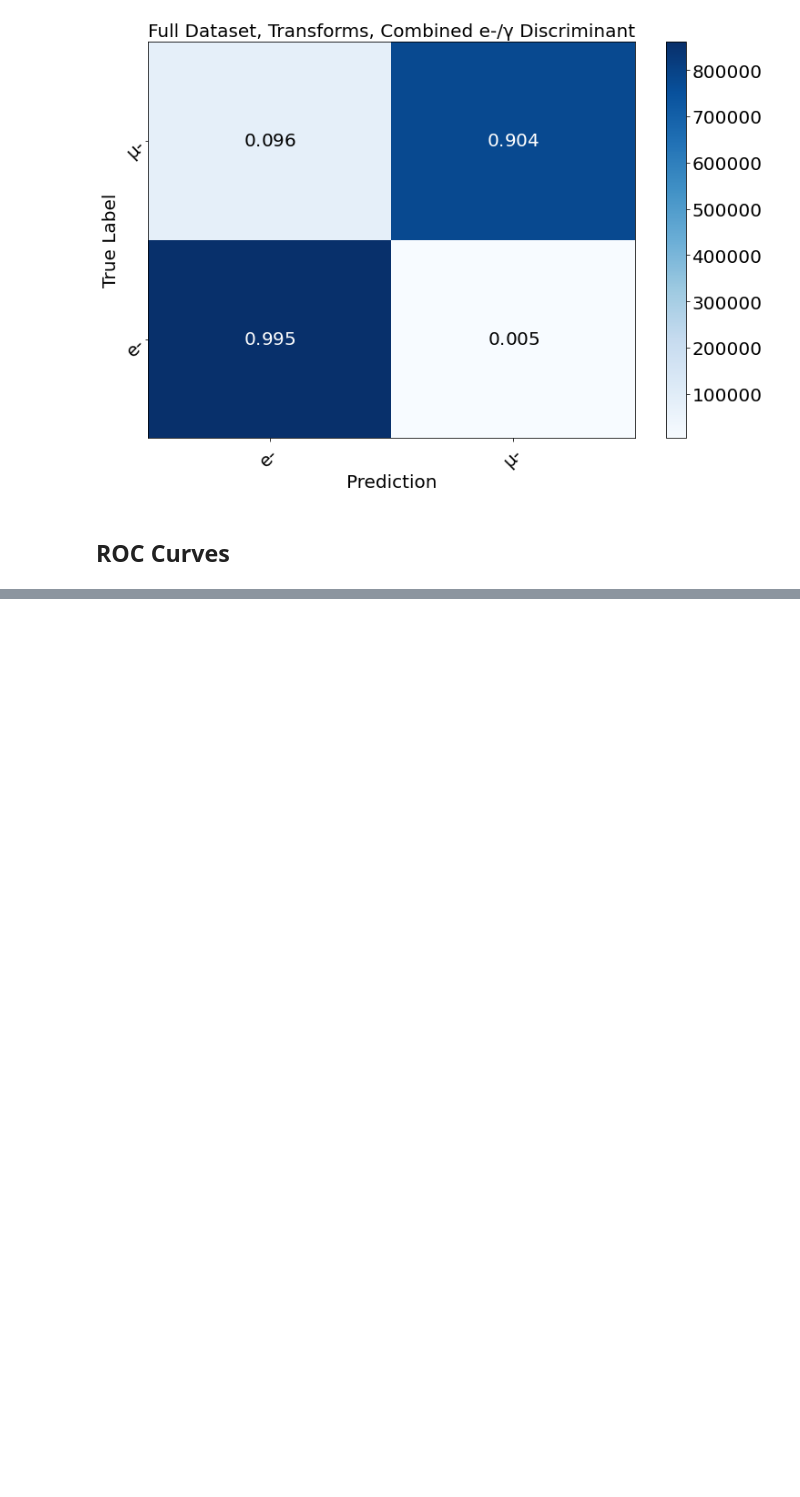
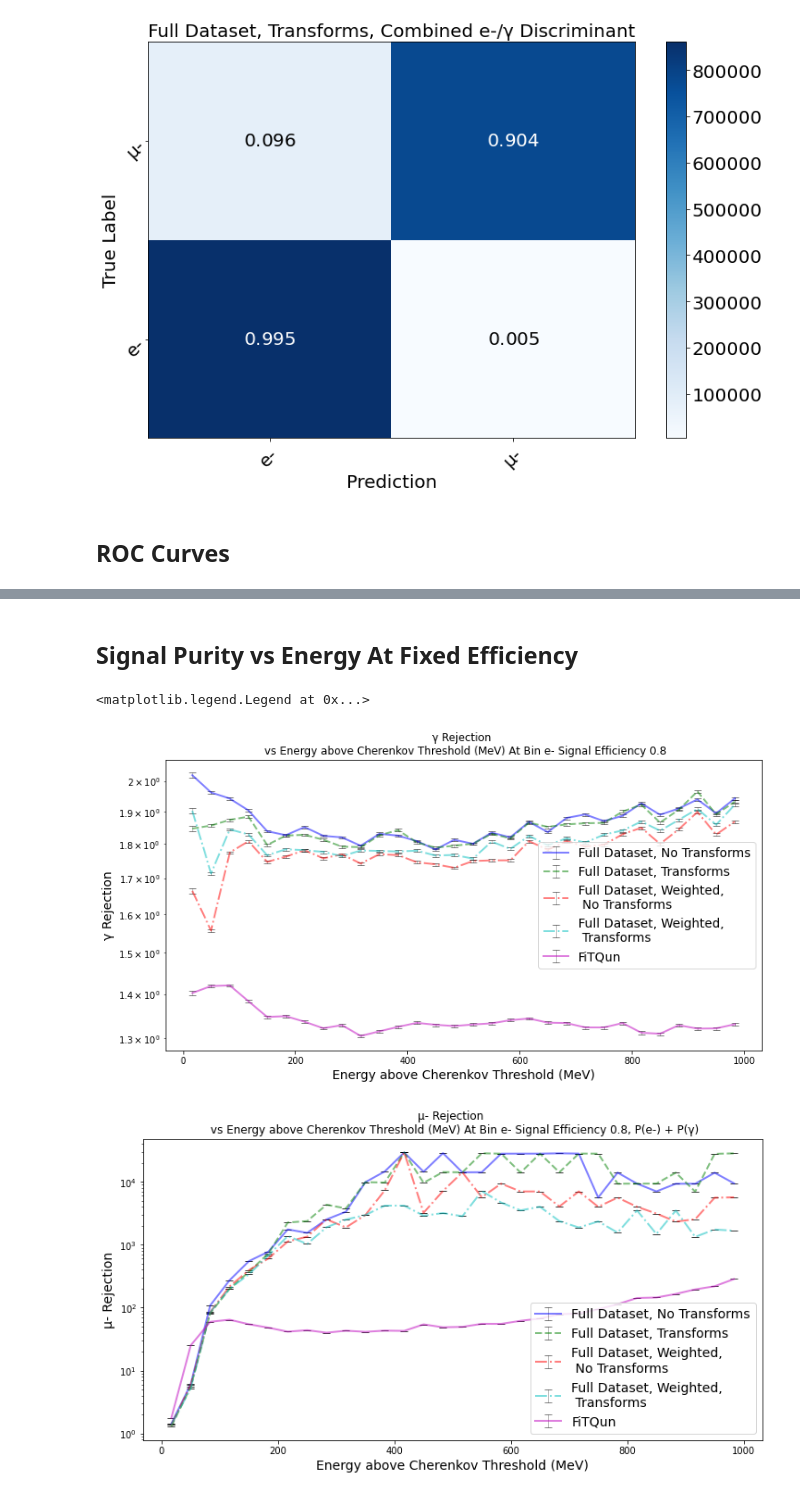
Before and after one commit to WatChMaL/CNN, a Jupyter notebook: ResNet_Analysis/15. First 3-class Runs on Extra Data.ipynb, the cells around one changed output, grey strips where cells are left out. Saved outputs shown, nothing was run; the diff lists cells and outputs as text; code cells hidden in the pictures; blank space fills up the shorter version.

```diff
--- a/ResNet_Analysis/15. First 3-class Runs on Extra Data.ipynb
+++ b/ResNet_Analysis/15. First 3-class Runs on Extra Data.ipynb
@@ -176,0 +136,2 @@ roc_metrics = plot_multiple_ROC((fprs, tprs, thresholds),'rejection', [["e", "mu
+# %% [markdown]
+## Signal Purity vs Energy At Fixed Efficiency
@@ -176,0 +162,69 @@ roc_metrics = plot_multiple_ROC((fprs, tprs, thresholds),'rejection', [["e", "mu
+# %%
+shifted_energies = []
+
+idxs = np.load(idx_file_paths[0],allow_pickle=True)['test_idxs']
+run_labels=labels[idxs]
+run_energies=energies[idxs]
+
+shifted_energies = np.zeros(run_labels.shape[0])
+
+g_idxs = np.where(run_labels==0)[0]
+e_idxs = np.where(run_labels==1)[0]
+m_idxs = np.where(run_labels==2)[0]
+shifted_energies[g_idxs] = np.squeeze(run_energies[g_idxs] - GAMMA_THRESHOLD)
+shifted_energies[e_idxs] = np.squeeze(run_energies[e_idxs] - ELECTRON_THRESHOLD)
+shifted_energies[m_idxs] = np.squeeze(run_energies[m_idxs] - MUON_THRESHOLD)
+fq_shifted_energies = apply_cuts(shifted_energies, idxs, os.path.join(os.getcwd(),'Pointnet_Cut_Indices/pointnet_cut_indices.npz'), cut_names[0])
+# %%
+##Binning in Energy
+scores = [run['softmax'] for run in test_output]
+
+labels = [run['labels'] for run in test_output]
+binning_features = [run['shifted_energies'] for run in test_output]
+feature_label = 'Energy above Cherenkov Threshold (MeV)'
+colors = ['b', 'g', 'r', 'c', 'm', 'y', 'k']
+style = ['-','--','-.','-.','-',':','--']
+
+fig, ax = plt.subplots(figsize=(12,6))
+
+for i, softmax in enumerate(scores):
+    plot_binned_performance(softmax,
+            labels[i],
+            binning_features[i],
+            feature_label,
+            0.8, 30, softmax_index_dict, 'e','gamma',metric='inverse fpr',marker=style[i%7],color=colors[i%7],ax=ax,title_note='' , legend_label_dict=legend_label_dict)
+
+plot_binned_performance(-fq_scores,
+            fq_labels,
+            fq_shifted_energies,
+            feature_label,
+            0.8, 30, softmax_index_dict, 'e','gamma',metric='inverse fpr',marker=style[len(scores)%7],color=colors[len(scores)%7],ax=ax,title_note='' , legend_label_dict=legend_label_dict)
+
+ax.legend(run_names+['FiTQun'],fontsize=14)
+
+collapsed_info = [collapse_test_output(run['softmax'],run['labels'],
+                                                                 softmax_index_dict, ignore_type="gamma") for run in test_output]
+
+collapsed_scores = [info[0] for info in collapsed_info]
+collapsed_labels = [info[1] for info in collapsed_info]
+
+fig, ax = plt.subplots(figsize=(12,6))
+
+for i, softmax in enumerate(collapsed_scores):
+    plot_binned_performance(softmax,
+            collapsed_labels[i],
+            binning_features[i][np.where(labels[i]!=0)[0]],
+            feature_label,
+            0.8, 30, softmax_index_dict, 'e','mu',metric='inverse fpr',marker=style[i%7],color=colors[i%7],ax=ax,title_note=f", P(e-) + P({legend_label_dict['gamma']})", legend_label_dict=legend_label_dict)
+
+plot_binned_performance(fq_scores,
+            fq_labels,
+            fq_shifted_energies,
+            feature_label,
+            0.8, 30, softmax_index_dict, 'e','mu',metric='inverse fpr',marker=style[len(scores)%7],color=colors[len(scores)%7],ax=ax,title_note=f", P(e-) + P({legend_label_dict['gamma']})" , legend_label_dict=legend_label_dict)
+
+ax.legend(run_names+['FiTQun'],fontsize=14)
+# %% [output]
+<matplotlib.legend.Legend at 0x...>
+[figure, added]
+[figure, added]
```
Also changed, not shown: parts of 35 cells of this notebook, 19 other files.
